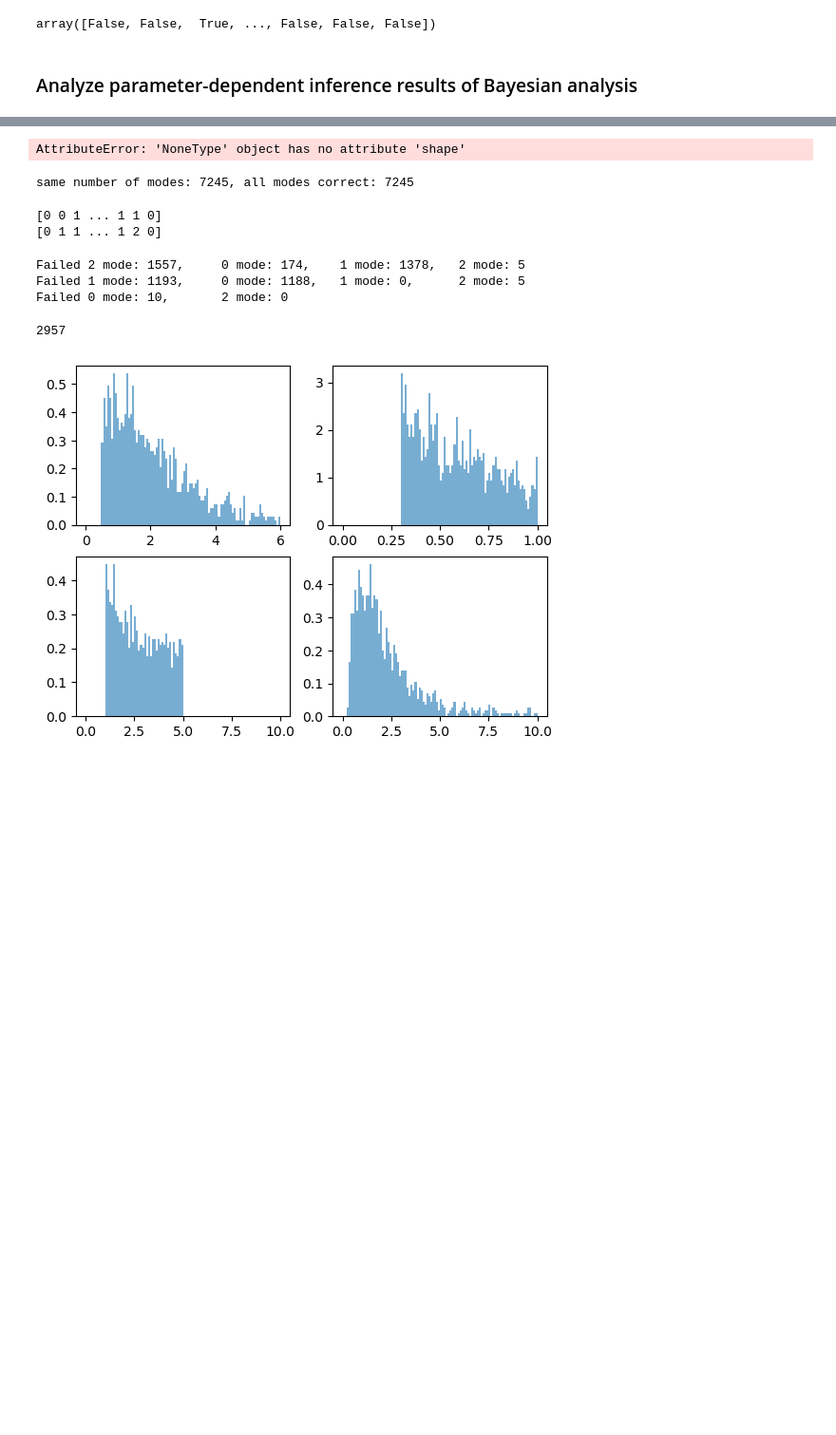
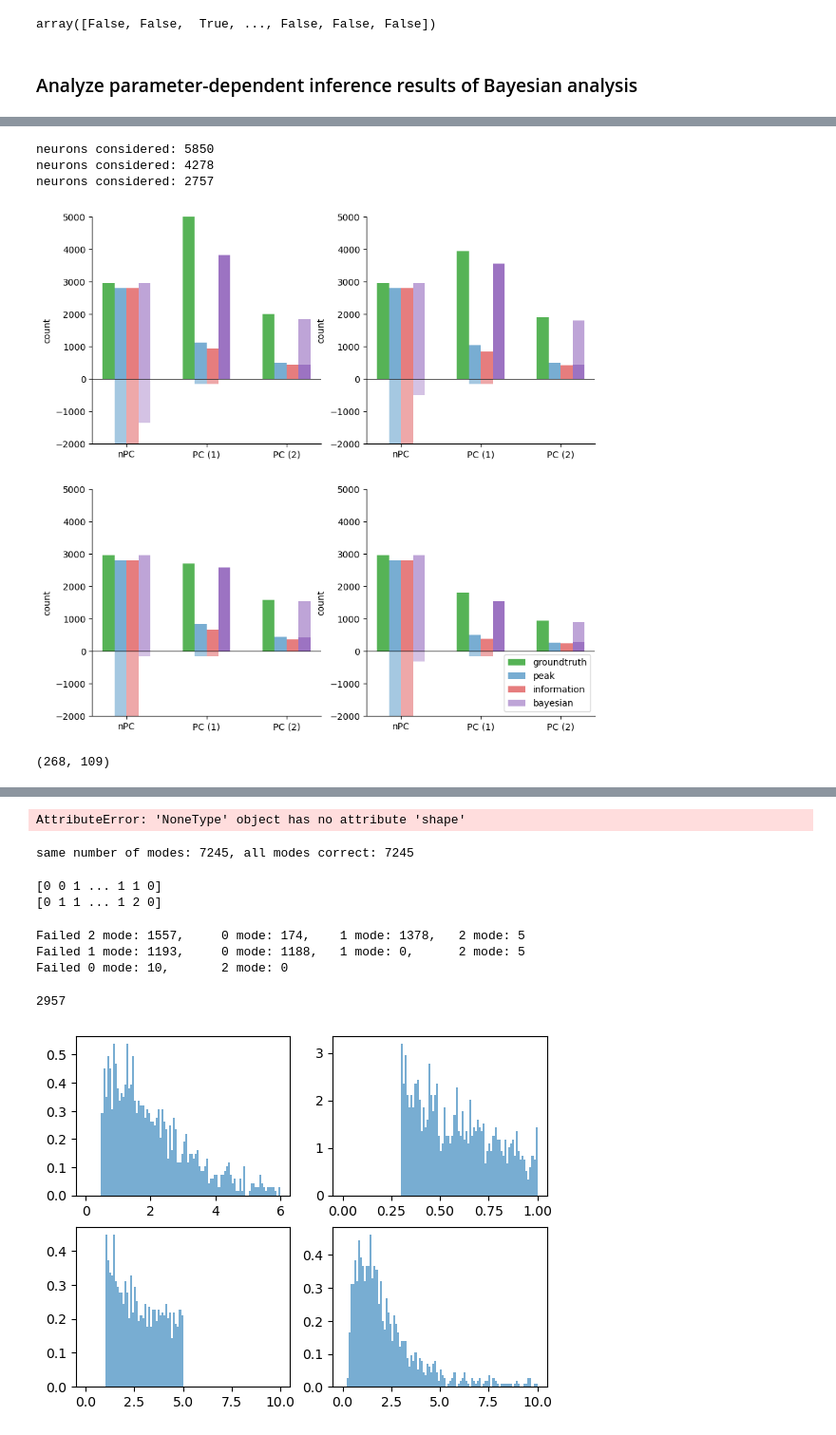
Before and after one commit to woxxel/placefield_detection, a Jupyter notebook: test_place_field_detection.ipynb, the cells around one changed output, grey strips where cells are left out. Shown at 95% size. Cells and saved outputs as stored; diff of their text form; code cells hidden in the pictures; blank space fills up the shorter version.

```diff
--- a/test_place_field_detection.ipynb
+++ b/test_place_field_detection.ipynb
@@ -828,0 +826,59 @@ ax_numbers.legend()
+# %%
+fig = plt.figure(figsize=(10, 10))
+ax_numbers = fig.add_subplot(221)
+
+plot_numbers(ax_numbers, idxes=None)
+
+ax_2 = fig.add_subplot(222, sharey=ax_numbers)
+idxes = np.any(
+    (parameters_bare["A"] > 2.5),
+    axis=1,
+)
+plot_numbers(ax_2, idxes=idxes)
+print(f"neurons considered: {idxes.sum()}")
+
+ax_3 = fig.add_subplot(223, sharey=ax_numbers)
+# plt.setp(ax_numbers,ylim=[-500,5000])
+idxes = np.any(
+    # (parameters_bare["A0"][:,np.newaxis] < .5) & (parameters_bare["reliability"] > 0.5),
+    (parameters_bare["A"] > 2.5)
+    & (parameters_bare["A"] / parameters_bare["A0"][:, np.newaxis] > 2.0)
+    & (parameters_bare["reliability"] > 0.5),
+    axis=1,
+)
+plot_numbers(ax_3, idxes=idxes)
+print(f"neurons considered: {idxes.sum()}")
+
+ax_4 = fig.add_subplot(224, sharey=ax_numbers)
+idxes = np.any(
+    (parameters_bare["A0"][:, np.newaxis] < 1.0)
+    & (parameters_bare["reliability"] > 0.5),
+    axis=1,
+)
+plot_numbers(ax_4, idxes=idxes)
+print(f"neurons considered: {idxes.sum()}")
+plt.setp(ax_numbers, ylim=[-2000, 5000])
+ax_4.legend(loc="lower right")
+idxes = None
+# %% [output]
+neurons considered: 5850
+neurons considered: 4278
+neurons considered: 2757
+[figure, added]
+# %%
+idx_interesting = (
+    results["status"]["is_place_cell"]["peak_method"]
+    & ~results["status"]["is_place_cell"]["bayesian_method"]
+)
+
+idx_interesting = (
+    results["status"]["is_place_cell"]["information_method"]
+    & ~results["status"]["is_place_cell"]["bayesian_method"]
+)
+
+PCs = parameters["truth"]["n_fields"] > 0
+# PCs
+# results["status"]["is_place_cell"]
+idx_interesting.sum(), (idx_interesting & PCs).sum()
+# %% [output]
+(268, 109)
```
Also changed, not shown: parts of 13 cells of this notebook, 9 other files.
